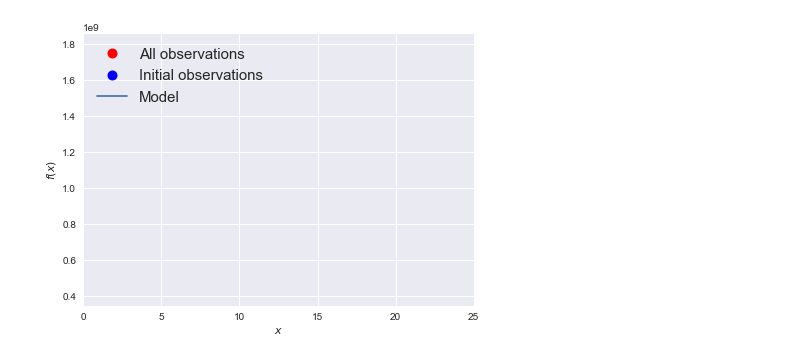
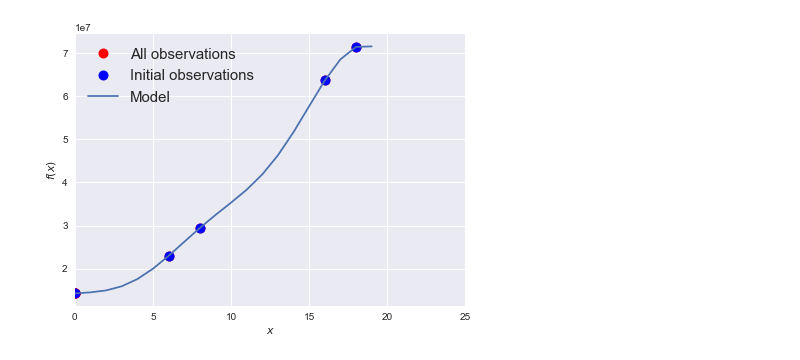
Before and after one commit to amzn/supply-chain-simulation-environment, a Jupyter notebook: src/bayesian_optimization/reward_func_experimentation.ipynb, the cells around one changed output. Drawn from its saved outputs; the diff is of its cells as text; code cells hidden in the pictures.

Commit message:
modifying reward to handle costs of charging batteries. updated battery cost. slight refactoring

```diff
--- a/src/bayesian_optimization/reward_func_experimentation.ipynb
+++ b/src/bayesian_optimization/reward_func_experimentation.ipynb
@@ -52,7 +52,7 @@ from emukit.bayesian_optimization.acquisitions.log_acquisition import LogAcquisi
 # %%
 from loop import *
 # %%
-max_num_batteries = 200#25
+max_num_batteries = 20#200#25
 num_batteries = DiscreteParameter(
     'num_batteries', [i for i in range(0, max_num_batteries)])
 week = 336
@@ -61,7 +61,7 @@ time_horizon = DiscreteParameter(
 parameter_space = ParameterSpace([num_batteries])
 design = RandomDesign(parameter_space)
 # %%
-battery_penalty = 735916.40
+# battery_penalty = 735916.40/20
 def f(X):
     """
     Handling API call to miniSCOT simulation given some inputs
@@ -76,7 +76,7 @@ def f(X):
         num_batteries = x[0]
 
         cum_reward = run_simulation(
-            time_horizon=336, num_batteries=num_batteries,battery_penalty=battery_penalty)
+            time_horizon=336, num_batteries=num_batteries)#,battery_penalty=battery_penalty)
 
         Y.append(-cum_reward[-1])
 
@@ -208,32 +243,32 @@ plt.show()
 # %%
-x_plot = np.reshape(np.array([i for i in range(0, 25)]), (-1,1))
+x_plot = np.reshape(np.array([i for i in range(0, max_num_batteries)]), (-1,1))
 mu_plot, var_plot = model_emukit.predict(x_plot)
 
 # plt.figure(figsize=(12, 8))
 plt.figure(figsize=(7, 5))
 LEGEND_SIZE = 15
 plt.plot(new_X, new_Y, "ro", markersize=10, label="All observations")
 plt.plot(X, Y, "bo", markersize=10, label="Initial observations")
 # plt.plot(x_plot, y_plot, "k", label="Objective Function")
 plt.plot(x_plot, mu_plot, "C0", label="Model")
 plt.fill_between(x_plot[:, 0],
                  mu_plot[:, 0] + np.sqrt(var_plot)[:, 0],
                  mu_plot[:, 0] - np.sqrt(var_plot)[:, 0], color="C0", alpha=0.6)
 plt.fill_between(x_plot[:, 0],
                  mu_plot[:, 0] + 2 * np.sqrt(var_plot)[:, 0],
                  mu_plot[:, 0] - 2 * np.sqrt(var_plot)[:, 0], color="C0", alpha=0.4)
 plt.fill_between(x_plot[:, 0],
                  mu_plot[:, 0] + 3 * np.sqrt(var_plot)[:, 0],
                  mu_plot[:, 0] - 3 * np.sqrt(var_plot)[:, 0], color="C0", alpha=0.2)
 
 plt.legend(loc=2, prop={'size': LEGEND_SIZE})
 plt.xlabel(r"$x$")
 plt.ylabel(r"$f(x)$")
 plt.grid(True)
 plt.xlim(0, 25)
 plt.show()
 # %% [output]
-[figure, old version]
+[figure, new version]
 # %%
 num_tries
 # %% [output]
```
Also changed, not shown: parts of 6 cells of this notebook, 2 other files.
